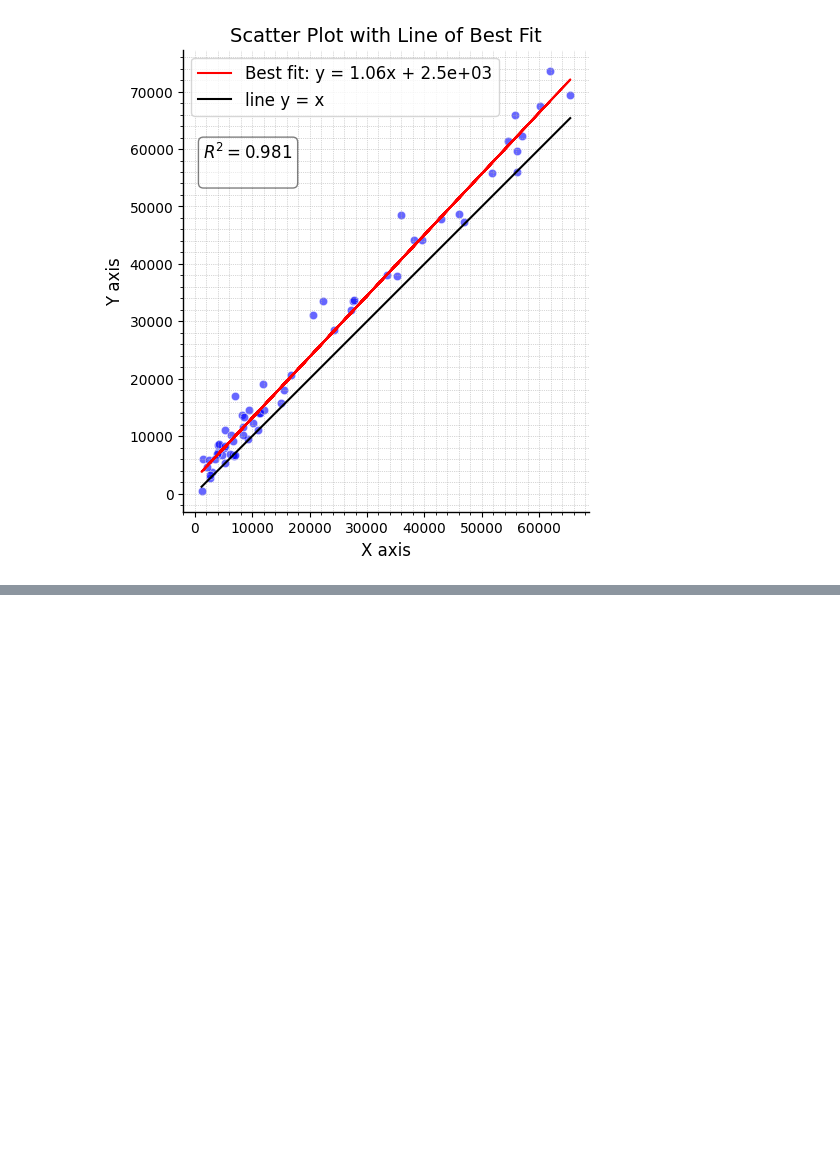
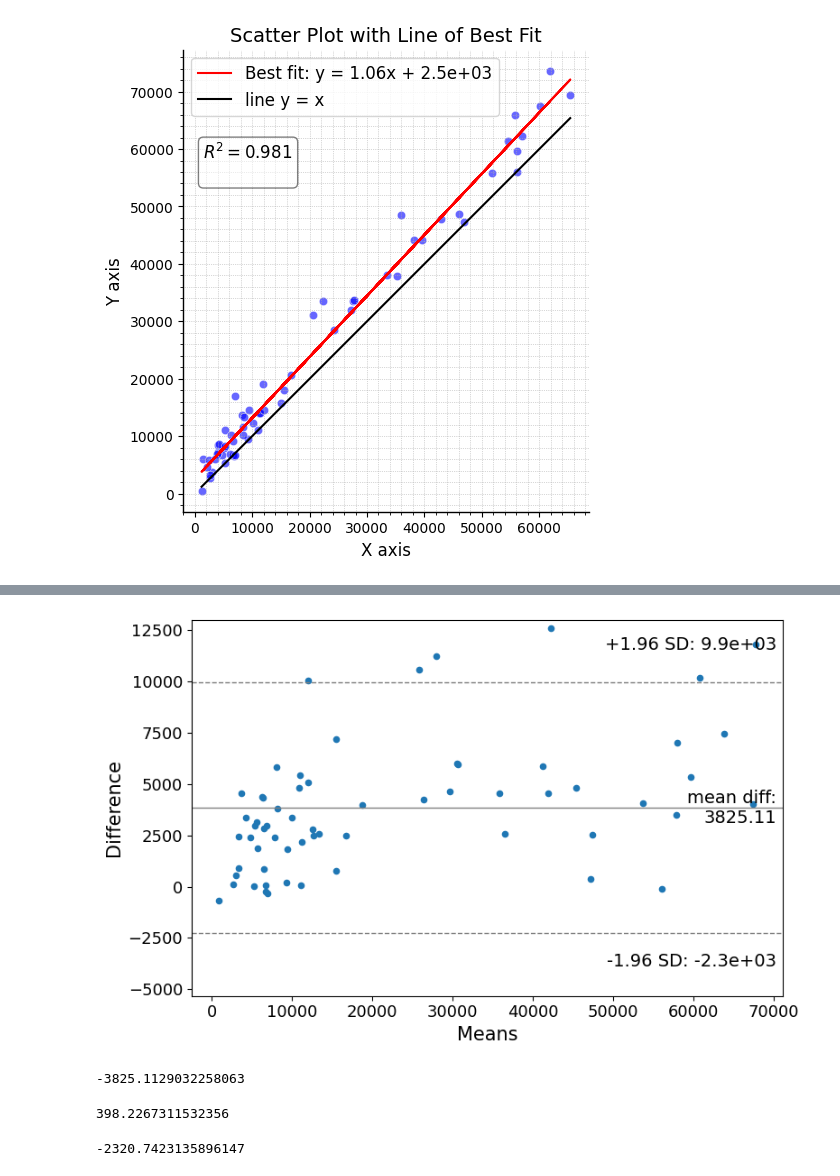
Before and after one commit to BenjaminPhi5/WMH_UQ_assessment, a Jupyter notebook: trustworthai/journal_run/interrater_experiments/Plotting from Maria's spreadsheet.ipynb, the cells around one changed output, grey strips where cells are left out. Drawn from its saved outputs; the diff is of its cells as text; code cells hidden in the pictures; blank space fills up the shorter version.

```diff
--- a/trustworthai/journal_run/interrater_experiments/Plotting from Maria's spreadsheet.ipynb
+++ b/trustworthai/journal_run/interrater_experiments/Plotting from Maria's spreadsheet.ipynb
@@ -129,0 +175,14 @@ plt.scatter(mean, percent_diff, color='blue', alpha=0.6, edgecolors='w', linewid
+# %%
+
+#create Bland-Altman plot
+f, ax = plt.subplots(1, figsize = (8,5))
+sm.graphics.mean_diff_plot(y, x, ax = ax)
+
+#display Bland-Altman plot
+plt.show()
+# %% [output]
+[figure, added]
+# %%
+np.mean(x-y)
+# %% [output]
+-3825.1129032258063
@@ -129,0 +191,8 @@ plt.scatter(mean, percent_diff, color='blue', alpha=0.6, edgecolors='w', linewid
+# %%
+sem
+# %% [output]
+398.2267311532356
+# %%
+-1.96 * np.std(y-x, ddof=1) + np.mean(y-x)
+# %% [output]
+-2320.7423135896147
```
Also changed, not shown: parts of 3 cells of this notebook, 1 other file.
